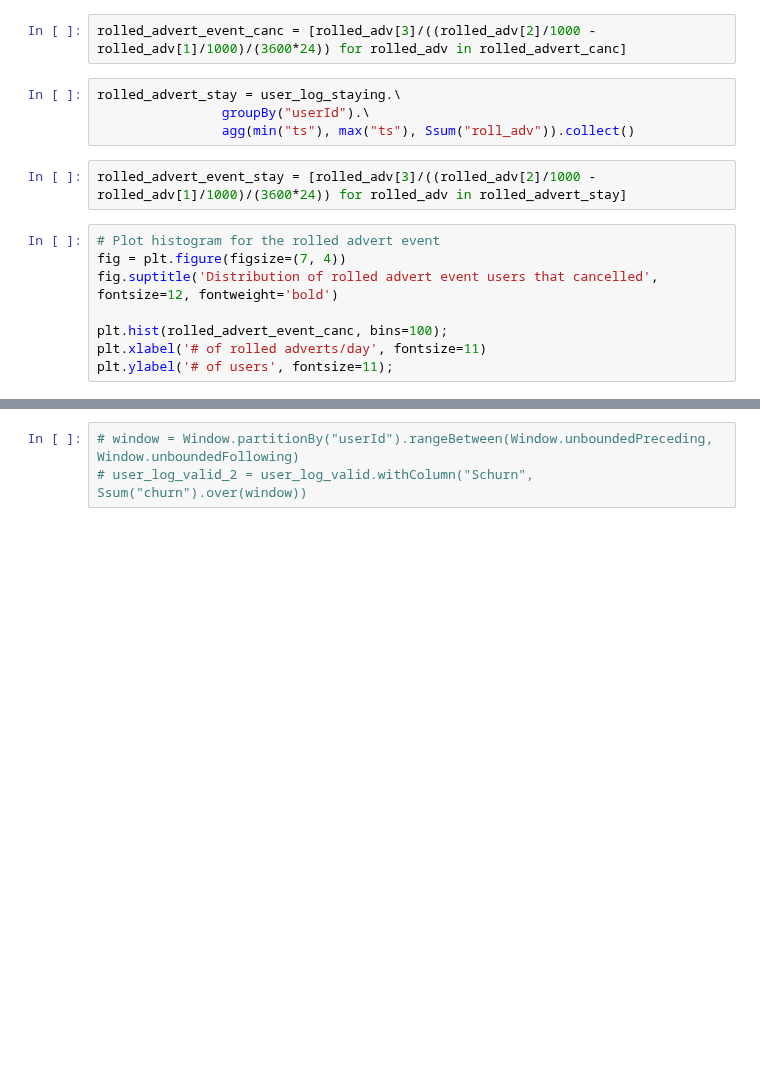
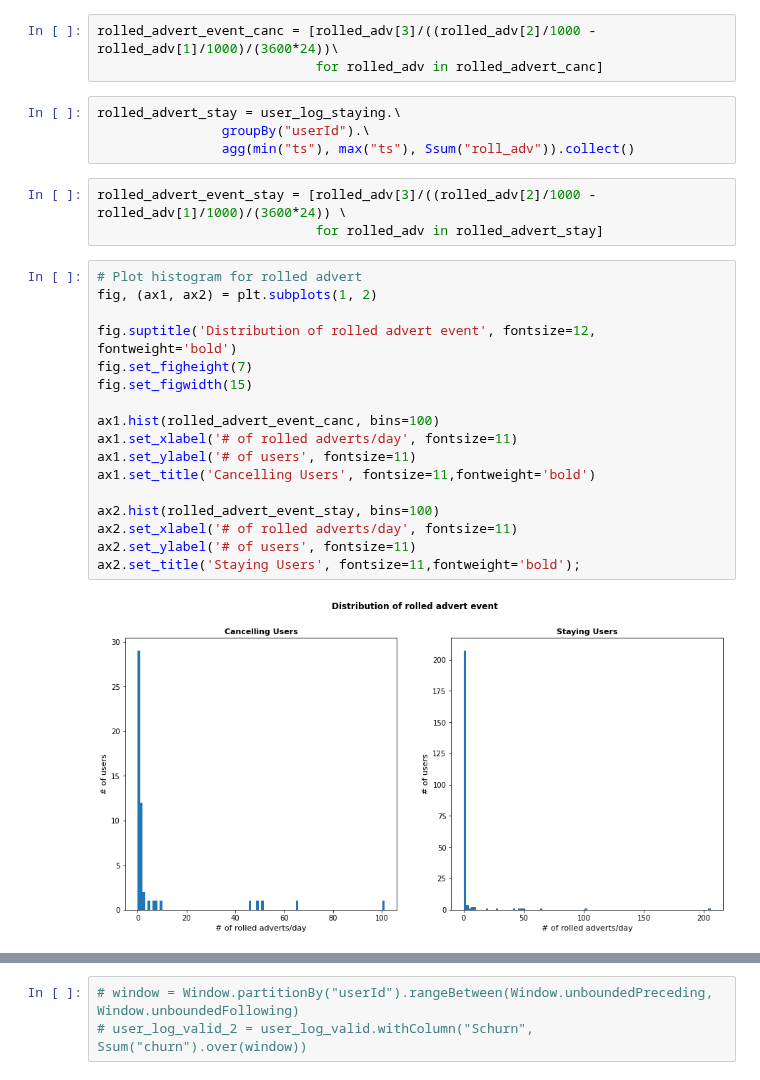
Before and after one commit to russom/DSND-Capstone, a Jupyter notebook: notebooks/Sparkify-project-local.ipynb, the cells around one changed output, grey strips where cells are left out. Saved outputs shown, nothing was run; the diff lists cells and outputs as text; blank space fills up the shorter version.

```diff
--- a/notebooks/Sparkify-project-local.ipynb
+++ b/notebooks/Sparkify-project-local.ipynb
@@ -393,21 +430,34 @@ rolled_advert_canc = user_log_cancelled.\
                 groupBy("userId").\
                 agg(min("ts"), max("ts"), Ssum("roll_adv")).collect()
 # %%
-rolled_advert_event_canc = [rolled_adv[3]/((rolled_adv[2]/1000 - rolled_adv[1]/1000)/(3600*24)) for rolled_adv in rolled_advert_canc]
+rolled_advert_event_canc = [rolled_adv[3]/((rolled_adv[2]/1000 - rolled_adv[1]/1000)/(3600*24))\
+                            for rolled_adv in rolled_advert_canc]
 # %%
 rolled_advert_stay = user_log_staying.\
                 groupBy("userId").\
                 agg(min("ts"), max("ts"), Ssum("roll_adv")).collect()
 # %%
-rolled_advert_event_stay = [rolled_adv[3]/((rolled_adv[2]/1000 - rolled_adv[1]/1000)/(3600*24)) for rolled_adv in rolled_advert_stay]
+rolled_advert_event_stay = [rolled_adv[3]/((rolled_adv[2]/1000 - rolled_adv[1]/1000)/(3600*24)) \
+                            for rolled_adv in rolled_advert_stay]
 # %%
-# Plot histogram for the rolled advert event
-fig = plt.figure(figsize=(7, 4))
-fig.suptitle('Distribution of rolled advert event users that cancelled', fontsize=12, fontweight='bold')
+# Plot histogram for rolled advert
+fig, (ax1, ax2) = plt.subplots(1, 2)
 
-plt.hist(rolled_advert_event_canc, bins=100);
-plt.xlabel('# of rolled adverts/day', fontsize=11)
-plt.ylabel('# of users', fontsize=11);
+fig.suptitle('Distribution of rolled advert event', fontsize=12, fontweight='bold')
+fig.set_figheight(7)
+fig.set_figwidth(15)
+
+ax1.hist(rolled_advert_event_canc, bins=100)
+ax1.set_xlabel('# of rolled adverts/day', fontsize=11)
+ax1.set_ylabel('# of users', fontsize=11)
+ax1.set_title('Cancelling Users', fontsize=11,fontweight='bold')
+
+ax2.hist(rolled_advert_event_stay, bins=100)
+ax2.set_xlabel('# of rolled adverts/day', fontsize=11)
+ax2.set_ylabel('# of users', fontsize=11)
+ax2.set_title('Staying Users', fontsize=11,fontweight='bold');
+# %% [output]
+[figure, added]
 # %%
 # Look at the statistics
 print('Statistics for rolled advert/day for users that cancelled:')
```
Also changed, not shown: parts of 30 cells of this notebook.
